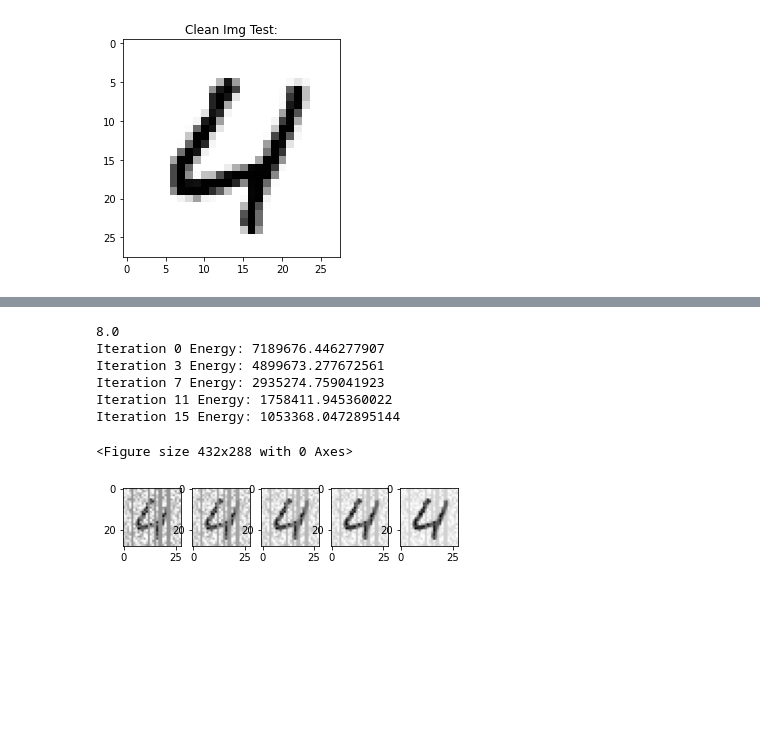
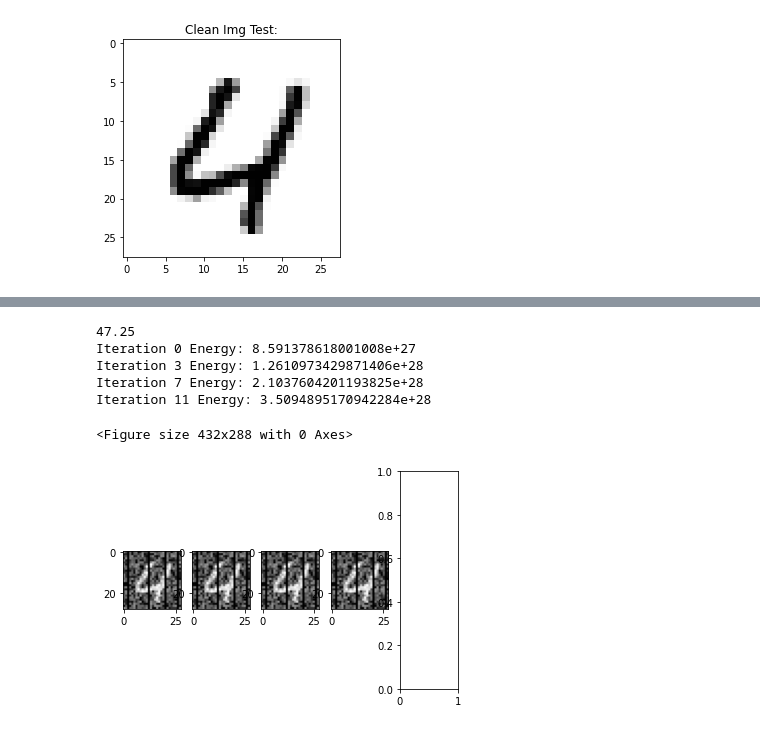
Before and after one commit to Nallaka/energy-model, a Jupyter notebook: iterative-energy-model.ipynb, the cells around one changed output, grey strips where cells are left out. Cells and saved outputs as stored; diff of their text form; code cells hidden in the pictures; blank space fills up the shorter version.

```diff
--- a/iterative-energy-model.ipynb
+++ b/iterative-energy-model.ipynb
@@ -83,10 +83,7 @@ rand_lines = np.random.randint(0, 28, size=28)
 for i in rand_lines:
     if rand_chance[i] < 9:
         for j in range(noisy_img_removed.size()[0]):
-            noisy_img_removed[j][rand_lines[i]] = 0
-
-noisy_img_old = noisy_img
-noisy_img = noisy_img_removed
+            noisy_img_removed[j][rand_lines[i]] = -255
 # %% [output]
 torch.Size([60000, 28, 28])
 # %%
@@ -110,5 +107,5 @@ plt.imshow(noisy_img_removed, cmap="Greys")
 # %%
-ALPHA = 0.01
+ALPHA = 0.05
 BETA = 0.01
 # %%
 print("Gradient Calculation Test:")
@@ -156,13 +155,15 @@ def energy(clean_img, noisy_img):
 # %%
 learning_rate = 1e-3
 iterations = []
-for i in range(0, 2048):
+#test = np.zeros(noisy_img.shape)
+
+for i in range(0, 12048):
     dx, dy = grads(noisy_img)
     dxx, dyx = grads(dx/np.sqrt(np.square(dx + 0.0001)))
     dxy, dyy = grads(dy/np.sqrt(np.square(dy + 0.0001)))
 
-    du = np.add((ALPHA * dxx + BETA * dyy), np.subtract(clean_img, noisy_img))
-    noisy_img = noisy_img + learning_rate * du
+    du = np.add((ALPHA * dxx + BETA * dyy), np.subtract(test, noisy_img_removed))
+    test = np.add(test, learning_rate * du)
 
     if (i % 64 == 0):
-        iterations.append(noisy_img)
+        iterations.append(test)
@@ -176,20 +197,19 @@ def psnr(img1, img2):
 # %%
 plt.figure()
 
 f, axarr = plt.subplots(1, 5)
 plt.set_cmap("Greys")
 
 print(iterations.__len__() / 4)
 
-for i in range(0, 5):
+for i in range(0, 4):
     print(f"Iteration {(i * 4 - 1, 0)[i ==0]} Energy: {energy(clean_img, iterations[(i * 4 - 1, 0)[i ==0]])}")
     axarr[i].imshow(iterations[(i * 4 - 1, 0)[i ==0]])
 # %% [output]
-8.0
-Iteration 0 Energy: 7189676.446277907
-Iteration 3 Energy: 4899673.277672561
-Iteration 7 Energy: 2935274.759041923
-Iteration 11 Energy: 1758411.945360022
-Iteration 15 Energy: 1053368.0472895144
+47.25
+Iteration 0 Energy: 8.591378618001008e+27
+Iteration 3 Energy: 1.2610973429871406e+28
+Iteration 7 Energy: 2.1037604201193825e+28
+Iteration 11 Energy: 3.5094895170942284e+28
 <Figure size 432x288 with 0 Axes>
-[figure, old version]
+[figure, new version]
```
Also changed, not shown: parts of 5 cells of this notebook, 1 other file.
